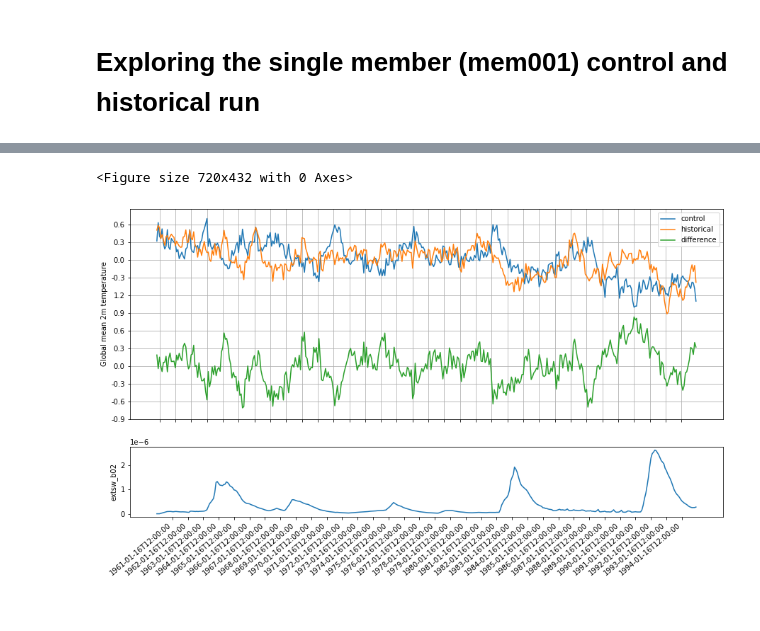
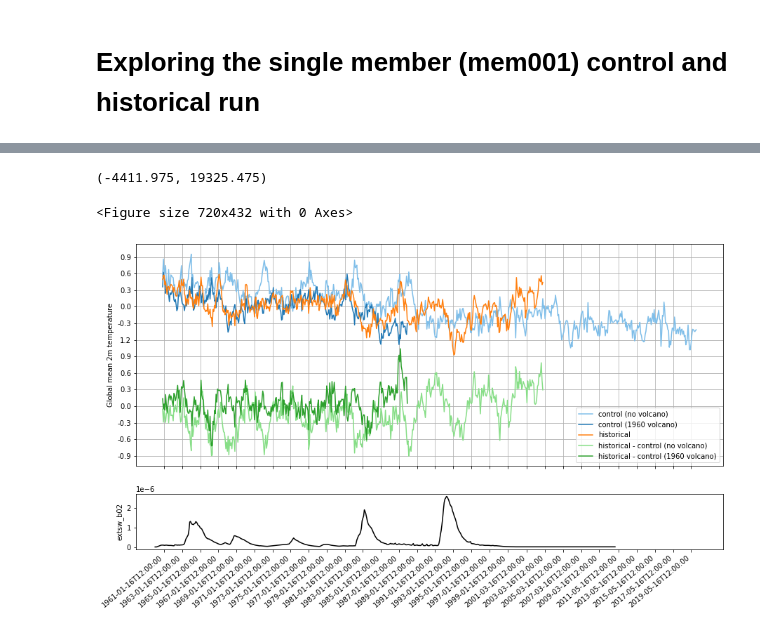
Before and after one commit to dougiesquire/cm-historical, a Jupyter notebook: notebooks/hist_mem001.ipynb, the cells around one changed output, grey strips where cells are left out. Saved outputs shown, nothing was run; the diff lists cells and outputs as text; code cells hidden in the pictures.

```diff
--- a/notebooks/hist_mem001.ipynb
+++ b/notebooks/hist_mem001.ipynb
@@ -32,69 +78,80 @@ hist_atmos_month = xr.open_mfdataset(hist_files)
 ctrl_files = sorted(glob.glob(f'{ctrl_path}atmos_month_*.nc'))
 ctrl_atmos_month = xr.open_mfdataset(ctrl_files)
 
+ctrl_nvol_files = sorted(glob.glob(f'{ctrl_nvol_path}atmos_month_*.nc'))
+ctrl_nvol_atmos_month = xr.open_mfdataset(ctrl_nvol_files)
+
 area = ctrl_atmos_month['area'].isel(time=0).drop('time')
 # %%
 ctrl_gbl = ctrl_atmos_month['t_surf'].weighted(area).mean(['lat','lon'])
+ctrl_nvol_gbl = ctrl_nvol_atmos_month['t_surf'].weighted(area).mean(['lat','lon'])
 hist_gbl = hist_atmos_month['t_surf'].weighted(area).mean(['lat','lon'])
 
 ctrl_gbl_anom = ctrl_gbl.groupby('time.month').apply(lambda x: x - x.mean('time'))
+ctrl_nvol_gbl_anom = ctrl_nvol_gbl.groupby('time.month').apply(lambda x: x - x.mean('time'))
 hist_gbl_anom = hist_gbl.groupby('time.month').apply(lambda x: x - x.mean('time'))
 # %%
 from matplotlib.ticker import FormatStrFormatter
 
 fig = plt.figure(figsize=(10,6))
 
-fig, (ax0, ax1) = plt.subplots(2, 1, gridspec_kw={'height_ratios': [3, 1]}, figsize=(15,8))
+fig, (ax0, ax1) = plt.subplots(2, 1, gridspec_kw={'height_ratios': [4, 1]}, figsize=(15,8))
 
 shift = 1.8
+ax0.plot([np.datetime64(t.strftime()) for t in ctrl_nvol_gbl_anom.time.values],
+         ctrl_nvol_gbl_anom, label='control (no volcano)', color=lighten('C0'), linestyle='-')
 ax0.plot([np.datetime64(t.strftime()) for t in ctrl_gbl_anom.time.values],
-         ctrl_gbl_anom, label='control')
+         ctrl_gbl_anom, label='control (1960 volcano)', color='C0', linestyle='-')
 ax0.plot([np.datetime64(t.strftime()) for t in hist_gbl_anom.time.values],
-         hist_gbl_anom, label='historical')
-ax0.plot([np.datetime64(t.strftime()) for t in hist_gbl_anom.time.values],
-         hist_gbl_anom-ctrl_gbl_anom-shift, label='difference')
+         hist_gbl_anom, label='historical', color='C1')
+ax0.plot([np.datetime64(t.strftime()) for t in (hist_gbl_anom-ctrl_nvol_gbl_anom).time.values],
+         hist_gbl_anom-ctrl_nvol_gbl_anom-shift, label='historical - control (no volcano)', color=lighten('C2'))
+ax0.plot([np.datetime64(t.strftime()) for t in (hist_gbl_anom-ctrl_gbl_anom).time.values],
+         hist_gbl_anom-ctrl_gbl_anom-shift, label='historical - control (1960 volcano)', color='C2')
+
 ax0.legend()
 ax0.set_ylabel('Global mean 2m temperature');
 ax0.grid()
-xticks = [np.datetime64(t.strftime()) for t in ctrl_gbl_anom.time.values[2::12]]
+xticks = [np.datetime64(t.strftime()) for t in ctrl_nvol_gbl_anom.time.values[2::24]]
 ax0.set_xticks(xticks)
 ax0.set_xticklabels([])
 
 ylims = ax0.get_ylim()
+xlims = ax0.get_xlim()
 lower = round(ylims[0], 1)
 mid = round((shift+round(ylims[0], 1))/2,2)
 upper = round(ylims[1], 1)
 step = 0.3
 lowerticks = np.concatenate(
     (np.flip(np.arange(-shift, lower, -step)),
      np.arange(-shift, mid, step)[1:]))
 upperticks = np.concatenate(
     (np.flip(np.arange(0, mid, -step)),
      np.arange(0, upper, step)[1:]))
 ticks = np.concatenate(
     (lowerticks,
      upperticks))
 ticklabels = np.round(
     np.concatenate(
     (lowerticks+shift,
      upperticks)), decimals=2)
 ax0.set_yticks(ticks)
 ax0.set_yticklabels(ticklabels);
-# plt.gca().yaxis.set_major_formatter(FormatStrFormatter('%.2f'))
 
-forcing_path = '/scratch/ux06/ds0092/CAFE/historical/WIP/c5-d60-pX-hist-19601101/mem001/'
 f = xr.open_dataset(f'{forcing_path}INPUT/extsw_data.nc')
 
-period = slice(str(ctrl_gbl_anom.time[0].dt.year.values),
-               str(ctrl_gbl_anom.time[-1].dt.year.values))
+period = slice(str(ctrl_nvol_gbl_anom.time[0].dt.year.values),
+               str(ctrl_nvol_gbl_anom.time[-1].dt.year.values))
 lev = 60
 
 lat_mean = f['extsw_b02'].sel(time=period).mean('lat')
 ax1.plot([np.datetime64(t.strftime()) for t in lat_mean.time.values],
-        lat_mean.sel(pfull=lev, method='nearest'))
+        lat_mean.sel(pfull=lev, method='nearest'), color='k')
 ax1.set_xticks(xticks)
 ax1.set_xticklabels(xticks, rotation=40, ha='right');
 ax1.set_ylabel('extsw_b02');
+ax1.set_xlim(xlims)
 # %% [output]
-<Figure size 720x432 with 0 Axes>
+(-4411.975, 19325.475)
+<Figure size 720x432 with 0 Axes>
-[figure, old version]
+[figure, new version]
```
Also changed, not shown: parts of 4 cells of this notebook.
